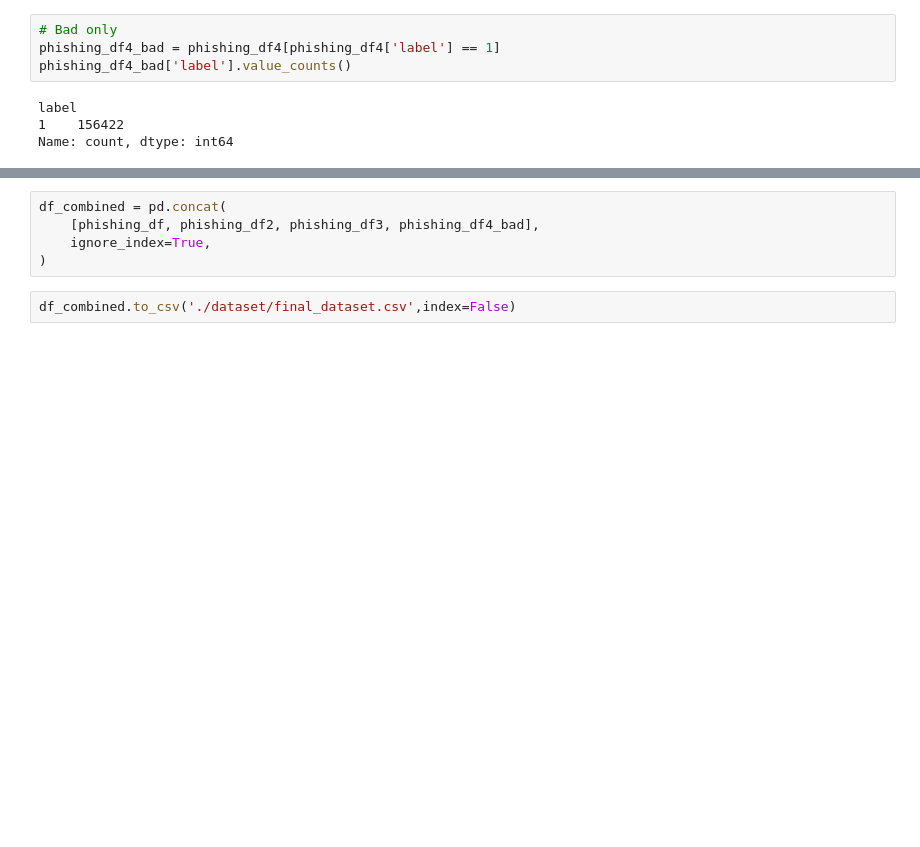
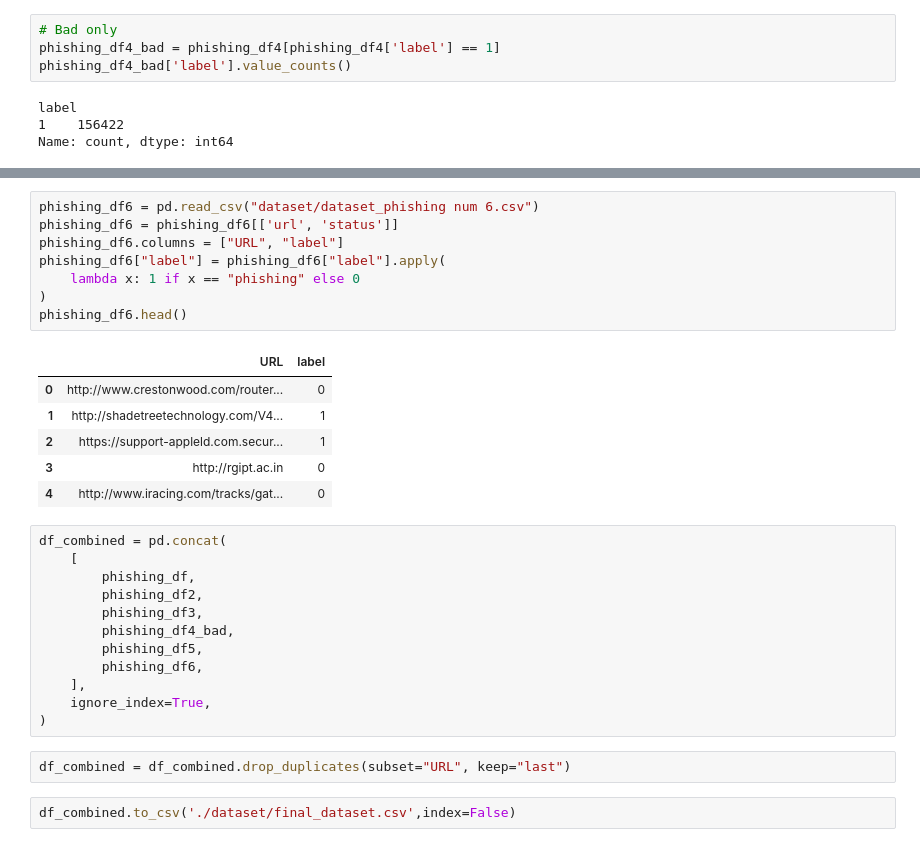
Before and after one commit to grilledwindow/phisherman, a Jupyter notebook: experimentations/Experiment.ipynb, the cells around one changed output, grey strips where cells are left out. Saved outputs shown, nothing was run; the diff lists cells and outputs as text; blank space fills up the shorter version.

```diff
--- a/experimentations/Experiment.ipynb
+++ b/experimentations/Experiment.ipynb
@@ -173,8 +191,32 @@ Name: count, dtype: int64
+# %%
+phishing_df6 = pd.read_csv("dataset/dataset_phishing num 6.csv")
+phishing_df6 = phishing_df6[['url', 'status']]
+phishing_df6.columns = ["URL", "label"]
+phishing_df6["label"] = phishing_df6["label"].apply(
+    lambda x: 1 if x == "phishing" else 0
+)
+phishing_df6.head()
+# %% [output]
+|  | URL | label |
+| 0 | http://www.crestonwood.com/router... | 0 |
+| 1 | http://shadetreetechnology.com/V4... | 1 |
+| 2 | https://support-appleld.com.secur... | 1 |
+| 3 | http://rgipt.ac.in | 0 |
+| 4 | http://www.iracing.com/tracks/gat... | 0 |
 # %%
 df_combined = pd.concat(
-    [phishing_df, phishing_df2, phishing_df3, phishing_df4_bad],
+    [
+        phishing_df,
+        phishing_df2,
+        phishing_df3,
+        phishing_df4_bad,
+        phishing_df5,
+        phishing_df6,
+    ],
     ignore_index=True,
 )
+# %%
+df_combined = df_combined.drop_duplicates(subset="URL", keep="last")
 # %%
 df_combined.to_csv('./dataset/final_dataset.csv',index=False)
 # %%
```
Also changed, not shown: parts of 39 cells of this notebook, 12 other files.
